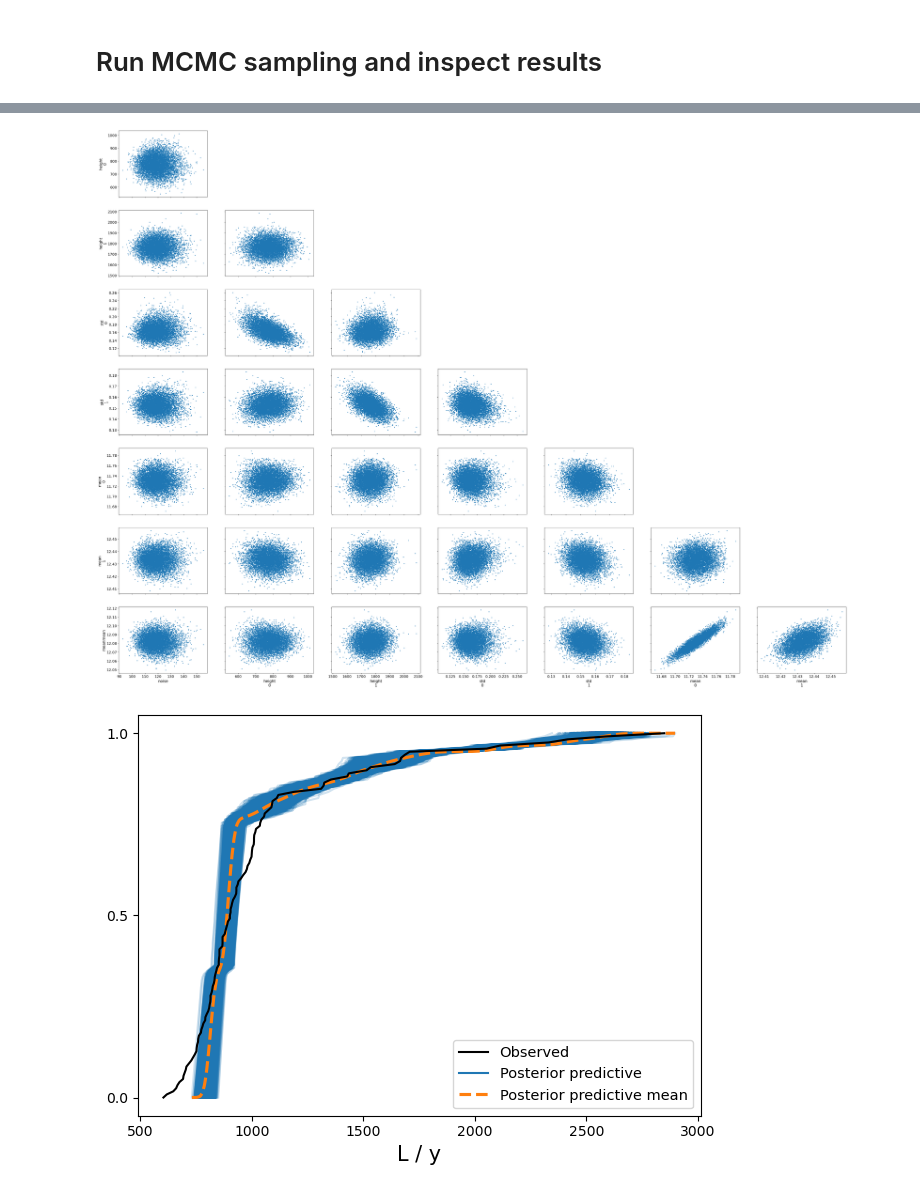
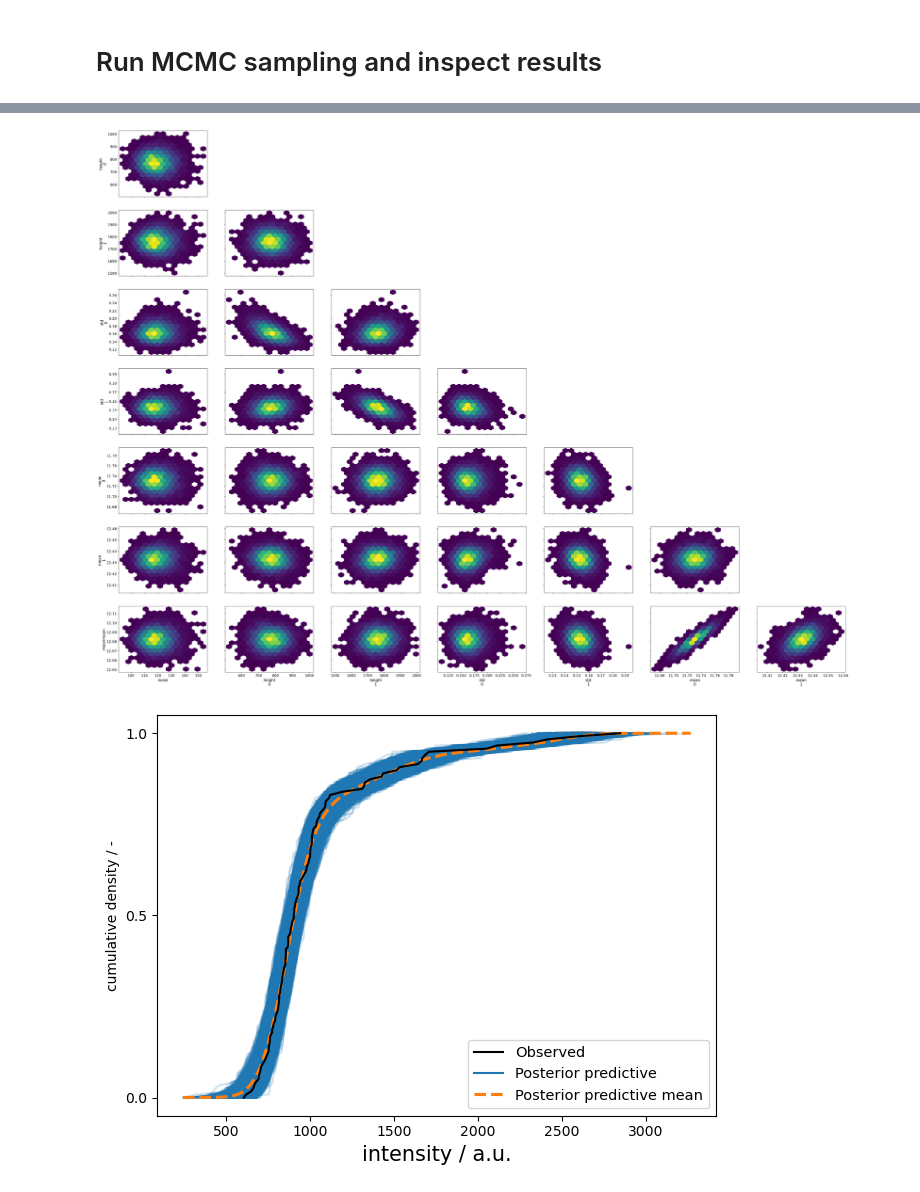
Before and after one commit to JuBiotech/peak-performance, a Jupyter notebook: notebooks/Investigation_doublepeak_separation.ipynb, the cells around one changed output, grey strips where cells are left out. Drawn from its saved outputs; the diff is of its cells as text; code cells hidden in the pictures.

Commit message:
Fix posterior predictive sampling and plotting
Co-authored-by: Jochen Nießer<j.niesser@fz-juelich.de>

```diff
--- a/notebooks/Investigation_doublepeak_separation.ipynb
+++ b/notebooks/Investigation_doublepeak_separation.ipynb
@@ -110,15 +110,9 @@ plots.plot_posterior_predictive(
 # %%
-az.plot_pair(idata, var_names="noise,height,std,mean,meanmean".split(","));
+az.plot_pair(idata, var_names="noise,height,std,mean,meanmean".split(","), kind="hexbin");
 # %% [output]
-[figure, old version]
+[figure, new version]
 # %%
-axs = az.plot_ppc(
-    idata,
-    data_pairs={"L":"y"},
-    var_names=["L"],
-    kind="cumulative",
-    # backend_kwargs=dict(sharey=True),
-)
+ax = az.plot_ppc(idata, kind="cumulative")
 fig = plt.gcf()
 ax.set(
     ylabel="cumulative density / -",
@@ -126,7 +120,7 @@ ax.set(
 )
 plt.tight_layout()
 # %% [output]
-[figure, old version]
+[figure, new version]
 # %%
 %load_ext watermark
 %watermark -idu
```
Also changed, not shown: parts of 6 cells of this notebook, 3 other files.
